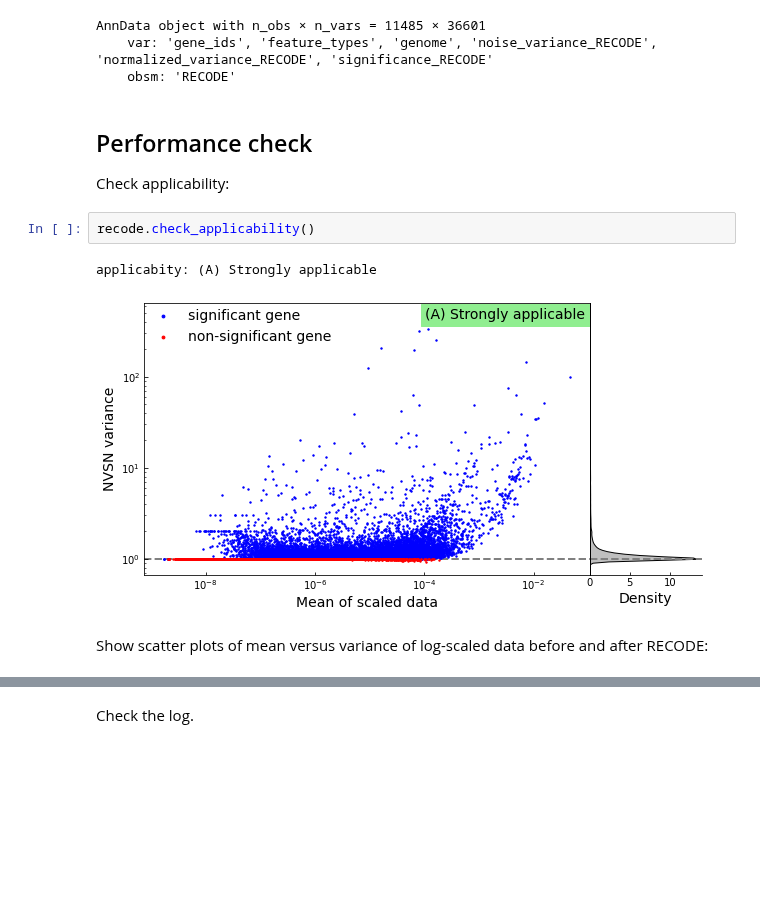
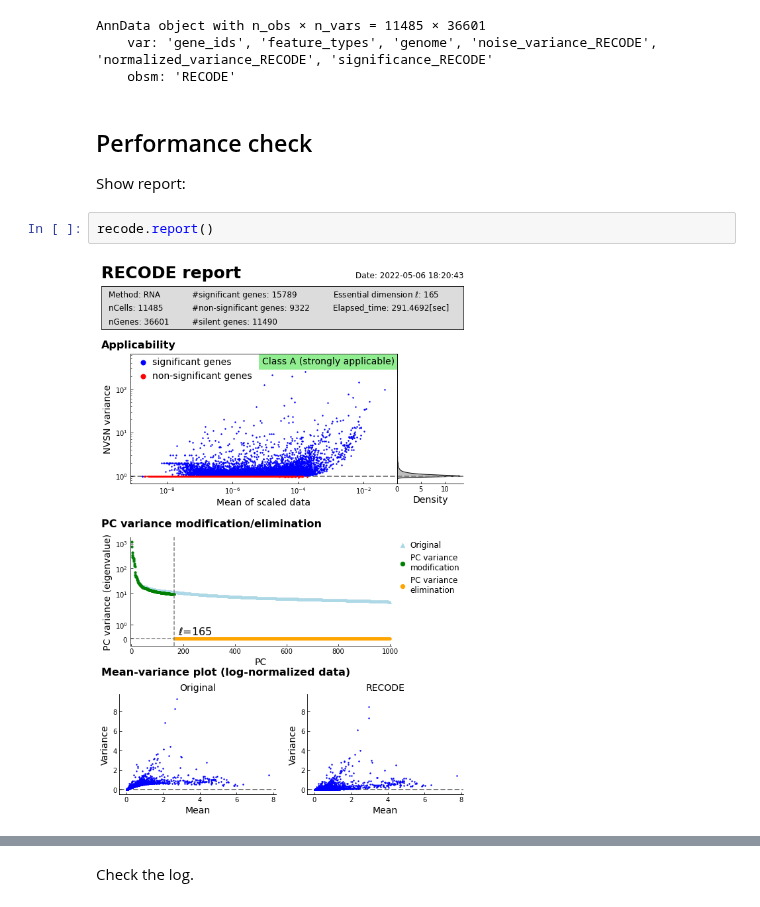
Before and after one commit to yusuke-imoto-lab/RECODE, a Jupyter notebook: python/sphinx/Tutorials/Tutorial_RNA.ipynb, the cells around one changed output, grey strips where cells are left out. Saved outputs shown, nothing was run; the diff lists cells and outputs as text; blank space fills up the shorter version.

```diff
--- a/python/sphinx/Tutorials/Tutorial_RNA.ipynb
+++ b/python/sphinx/Tutorials/Tutorial_RNA.ipynb
@@ -38,11 +38,8 @@ AnnData object with n_obs × n_vars = 11485 × 36601
     obsm: 'RECODE'
 # %% [markdown]
 ## Performance check
-Check applicability:
+Show report:
 # %%
-recode.check_applicability()
+recode.report()
 # %% [output]
-applicabity: (A) Strongly applicable
-[figure, old version]
+[figure, new version]
-# %% [markdown]
-Show scatter plots of mean versus variance of log-scaled data before and after RECODE:
```
Also changed, not shown: parts of 5 cells of this notebook.
